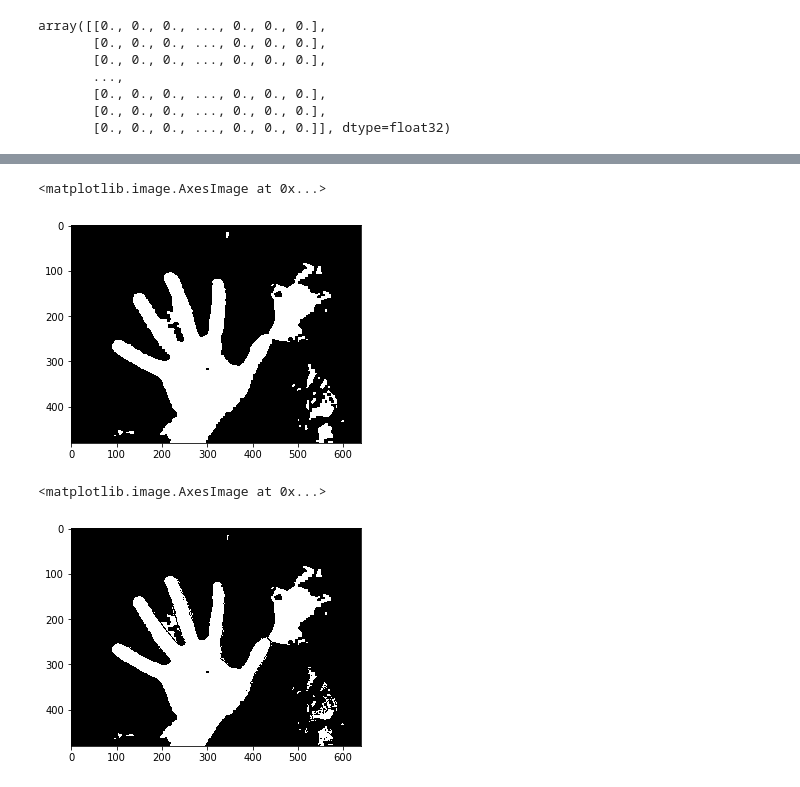
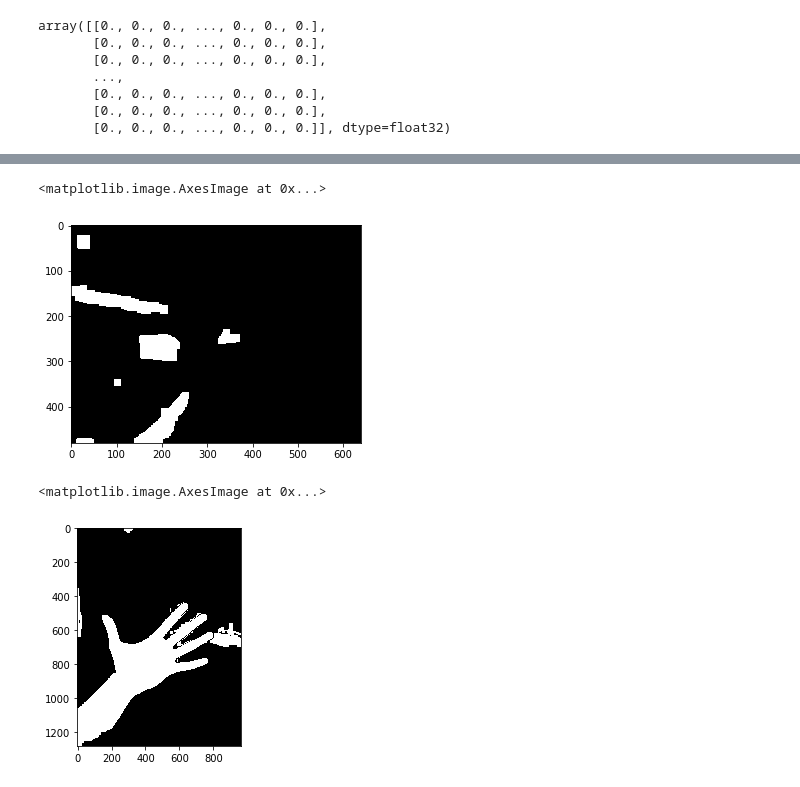
Before and after one commit to SoshinK/gesture-recognition, a Jupyter notebook: get_hand.ipynb, the cells around one changed output, grey strips where cells are left out. Drawn from its saved outputs; the diff is of its cells as text; code cells hidden in the pictures.

```diff
--- a/get_hand.ipynb
+++ b/get_hand.ipynb
@@ -72,10 +72,10 @@ array([[0., 0., 0., ..., 0., 0., 0.],
        [0., 0., 0., ..., 0., 0., 0.]], dtype=float32)
 # %%
 # img = io.imread("1-color_s2_g11.png")
-img = io.imread("9-color.png")
+img = io.imread("1-color_2.png")
 # img = io.imread("1-color_s3_g9.png")
 # img = io.imread("1-color_s4_g4.png")
-# img = io.imread("my22.jpg")
+img = io.imread("k1.jpg")
 # img = io.imread("3-color_s4_g1.png")
 
 img_hsv = cv2.cvtColor(img, cv2.COLOR_BGR2YCR_CB)
@@ -85,0 +86,14 @@ plt.imshow(img)
+# %%
+img = io.imread("fgmask1.jpg")
+img += io.imread("fgmask2.jpg")
+img += io.imread("fgmask3.jpg")
+
+img = img.astype(np.uint8)
+kernel = np.ones((3,3))
+img = cv2.morphologyEx(img, cv2.MORPH_CLOSE, kernel)
+kernel = np.ones((5,5))
+img = cv2.morphologyEx(img, cv2.MORPH_OPEN, kernel)
+kernel = np.ones((5,5))
+img = cv2.morphologyEx(img, cv2.MORPH_CLOSE, kernel)
+
+plt.imshow(img)
@@ -108,8 +130,8 @@ upper = np.array([180, 255, 255])
 # (0, 133, 77)
 # (255, 173, 127)
 
-lower = np.array([50, 70, 135])
-upper = np.array([255,135, 180])
+lower = np.array([80, 70, 140])
+upper = np.array([255,135, 170])
 
 # lower = np.array([90, 70, 135])
 # upper = np.array([205,135, 180])
@@ -119,9 +141,9 @@ mask = cv2.inRange(img_hsv, lower, upper)
 # mask = cv2.GaussianBlur(mask,(3,3),7)
 
 mask = mask.astype(np.uint8)
-kernel = np.ones((5,5))
+kernel = np.ones((17,17))
 mask = cv2.morphologyEx(mask, cv2.MORPH_CLOSE, kernel)
-kernel = np.ones((3,3))
+kernel = np.ones((15,15))
 # mask = cv2.GaussianBlur(mask,(7,7),7)
 mask = cv2.morphologyEx(mask, cv2.MORPH_OPEN, kernel)
 # kernel = np.ones((25,25))
@@ -145,24 +167,35 @@ mask = mask.astype(np.float32)
 plt.imshow(mask, cmap='gray')
 # %% [output]
 <matplotlib.image.AxesImage at 0x...>
-[figure, old version]
+[figure, new version]
 # %%
 img_gray = cv2.cvtColor(img, cv2.COLOR_BGR2GRAY)
+# img_gray = cv2.GaussianBlur(img_gray,(9,9),7)
 def get_edges(img):
     x_sobel = cv2.Sobel(img,cv2.CV_64F,1,0,ksize=3)
     y_sobel = cv2.Sobel(img,cv2.CV_64F,0,1,ksize=3)
     return np.hypot(x_sobel, y_sobel)
 
 edges = get_edges(img_gray)
+# edges = cv2.Canny(img_gray,50,100)
+# kernel = np.ones((7,7))
+# edges = cv2.dilate(edges,kernel,iterations = 1)
+kernel = np.ones((15,15))
+edges = cv2.morphologyEx(edges, cv2.MORPH_CLOSE, kernel)
 
 edges /= np.amax(edges)
 
 _, edges = cv2.threshold(edges, 0.1, 1, cv2.THRESH_BINARY)
 
 mask = 1 - ((1 - mask / 255.).astype(np.uint8) | edges.astype(np.uint8))
 mask = np.uint8(mask * 255)
 
+# kernel = np.ones((7,7))
+# edges = cv2.morphologyEx(edges, cv2.MORPH_CLOSE, kernel)
+# kernel = np.ones((5,5))
+# edges = cv2.morphologyEx(edges, cv2.MORPH_OPEN, kernel)
+
 plt.imshow(mask, cmap='gray')
 # %% [output]
 <matplotlib.image.AxesImage at 0x...>
-[figure, old version]
+[figure, new version]
```
Also changed, not shown: parts of 33 cells of this notebook.
